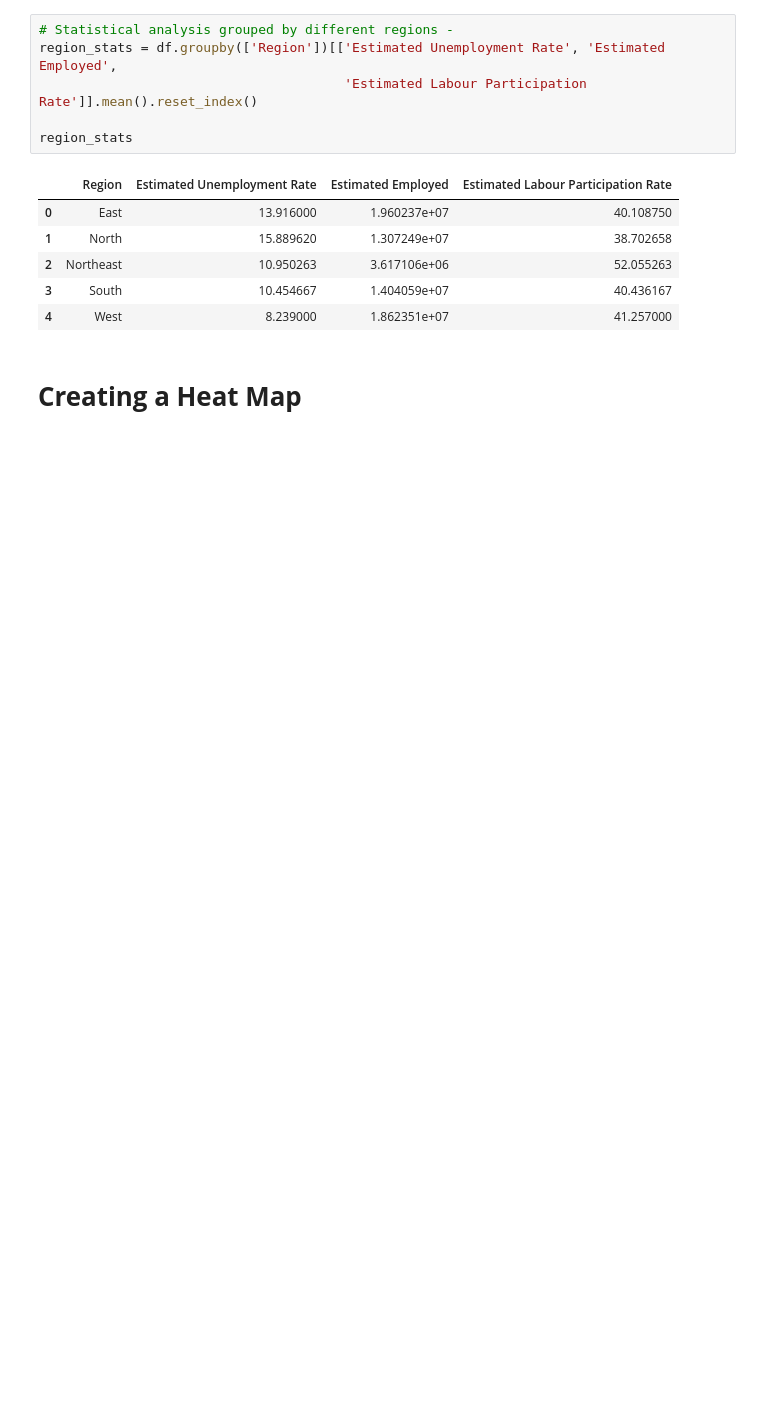
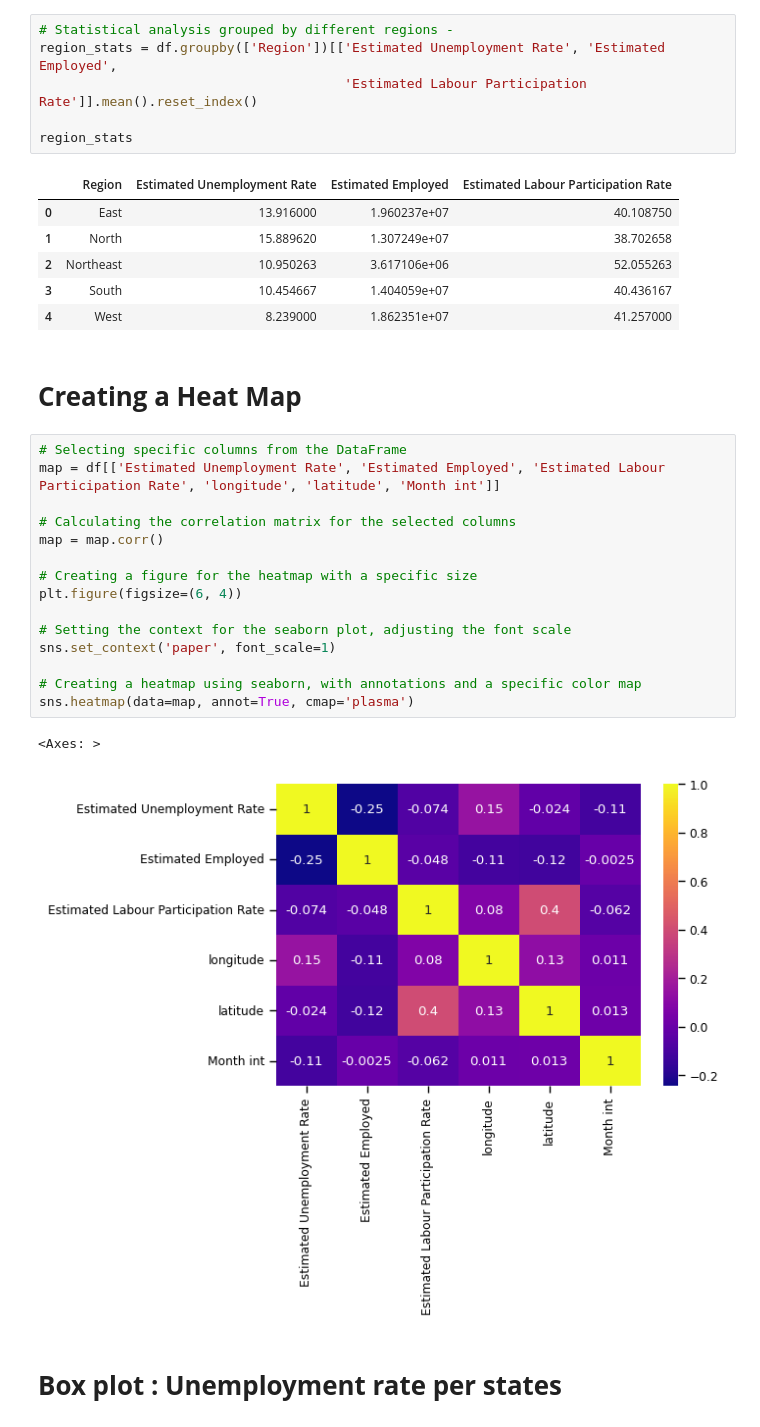
Before and after one commit to Sankalpmahanta/OIBSIP-Oasisinfobyte, a Jupyter notebook: OIBSIP_TASK_3_UNEMPLOYMENT_ANALYSIS_WITH_PYTHON_.ipynb, the cells around one changed output. Drawn from its saved outputs; the diff is of its cells as text; blank space fills up the shorter version.

```diff
--- a/OIBSIP_TASK_3_UNEMPLOYMENT_ANALYSIS_WITH_PYTHON_.ipynb
+++ b/OIBSIP_TASK_3_UNEMPLOYMENT_ANALYSIS_WITH_PYTHON_.ipynb
@@ -174,3 +174,23 @@ region_stats
 | 4 | West | 8.239000 | 1.862351e+07 | 41.257000 |
 # %% [markdown]
 # **Creating a Heat Map**
+# %%
+# Selecting specific columns from the DataFrame
+map = df[['Estimated Unemployment Rate', 'Estimated Employed', 'Estimated Labour Participation Rate', 'longitude', 'latitude', 'Month int']]
+
+# Calculating the correlation matrix for the selected columns
+map = map.corr()
+
+# Creating a figure for the heatmap with a specific size
+plt.figure(figsize=(6, 4))
+
+# Setting the context for the seaborn plot, adjusting the font scale
+sns.set_context('paper', font_scale=1)
+
+# Creating a heatmap using seaborn, with annotations and a specific color map
+sns.heatmap(data=map, annot=True, cmap='plasma')
+# %% [output]
+<Axes: >
+[figure, added]
+# %% [markdown]
+# **Box plot : Unemployment rate per states**
```
Also changed, not shown: parts of 1 cell of this notebook.
